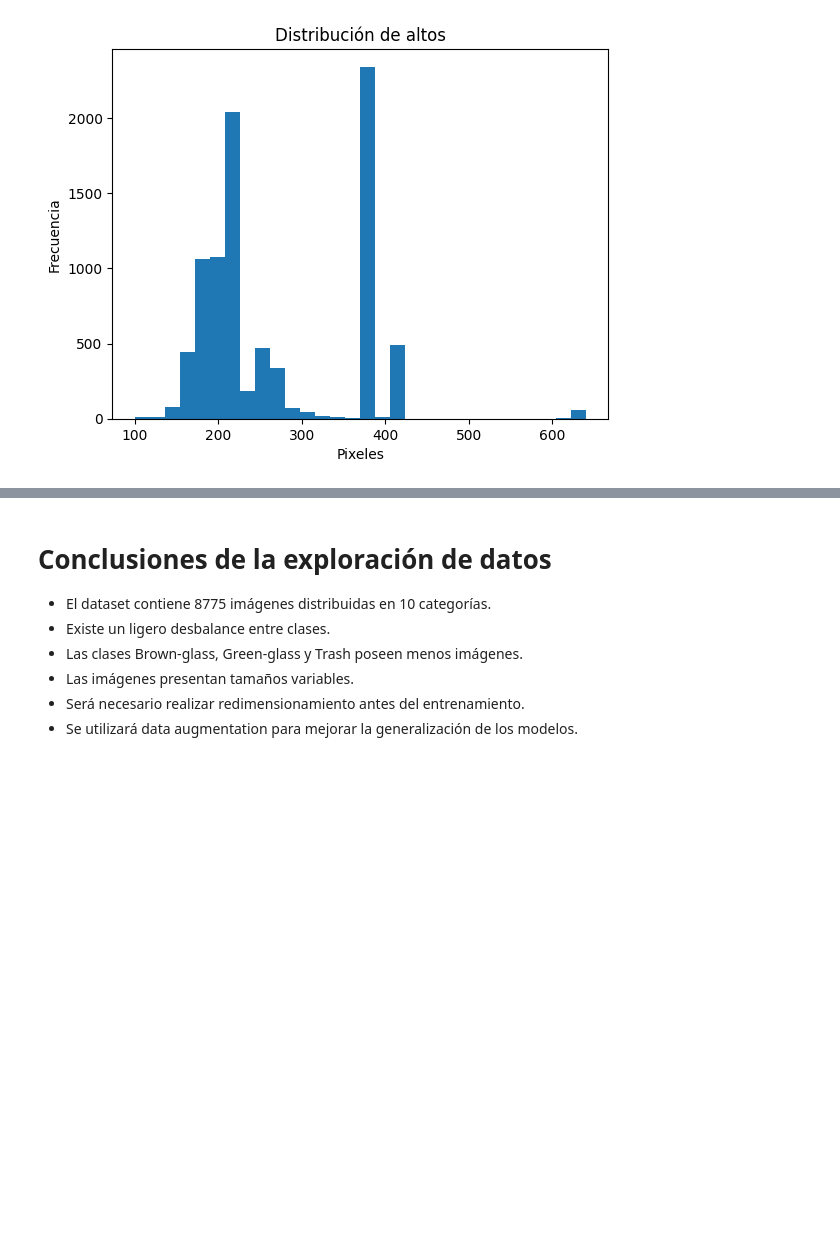
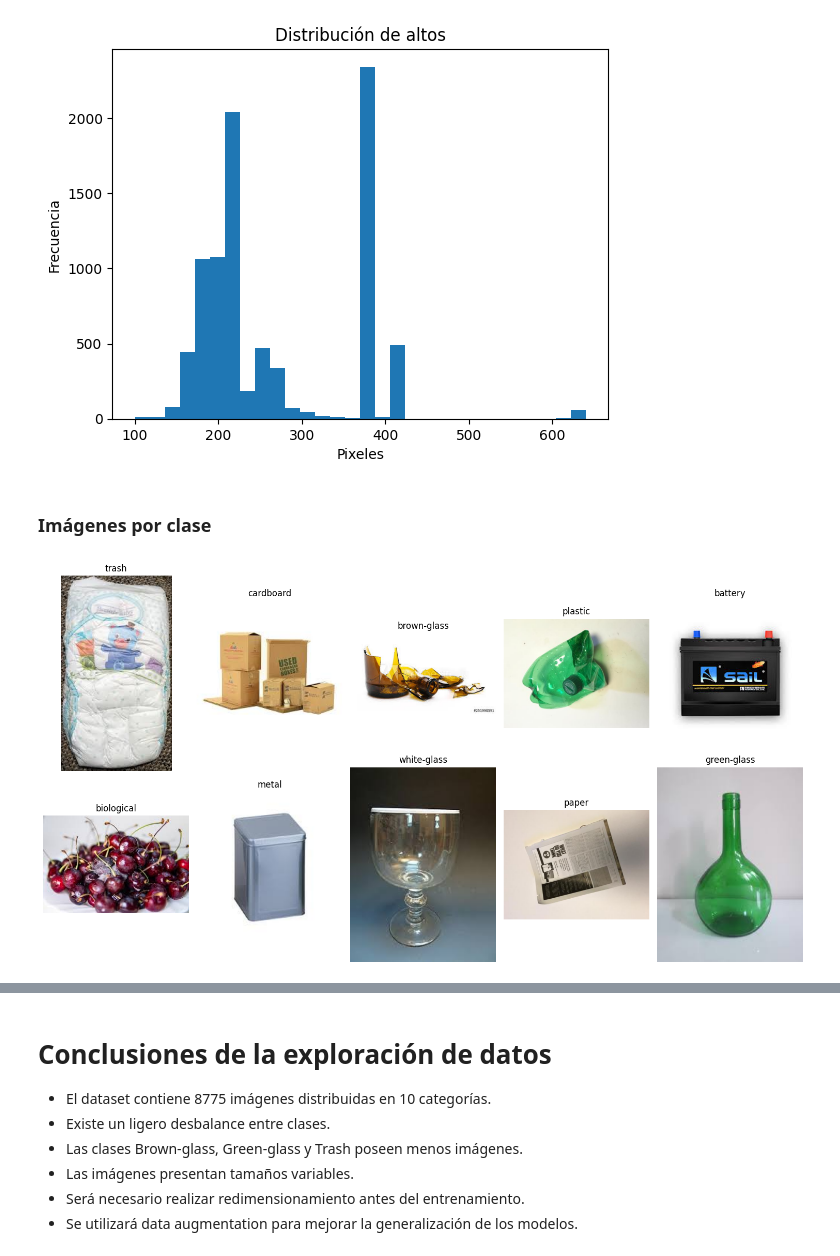
Before and after one commit to xiomara-udea/garbage-classification-dataset, a Jupyter notebook: 01_exploración_de_datos.ipynb, the cells around one changed output, grey strips where cells are left out. Cells and saved outputs as stored; diff of their text form; code cells hidden in the pictures; blank space fills up the shorter version.

```diff
--- a/01_exploración_de_datos.ipynb
+++ b/01_exploración_de_datos.ipynb
@@ -195,3 +177,26 @@ plt.ylabel("Frecuencia")
 plt.show()
 # %% [output]
 [figure]
+# %% [markdown]
+### **Imágenes por clase**
+# %%
+import matplotlib.pyplot as plt
+import random
+
+fig, axes = plt.subplots(2,5, figsize=(15,8))
+
+for ax, clase in zip(axes.ravel(), clases):
+
+    ruta = os.path.join(dataset_path, clase)
+
+    imagen = random.choice(os.listdir(ruta))
+
+    img = plt.imread(os.path.join(ruta, imagen))
+
+    ax.imshow(img)
+    ax.set_title(clase)
+    ax.axis("off")
+
+plt.tight_layout()
+# %% [output]
+[figure, added]
```
Also changed, not shown: parts of 3 cells of this notebook.
